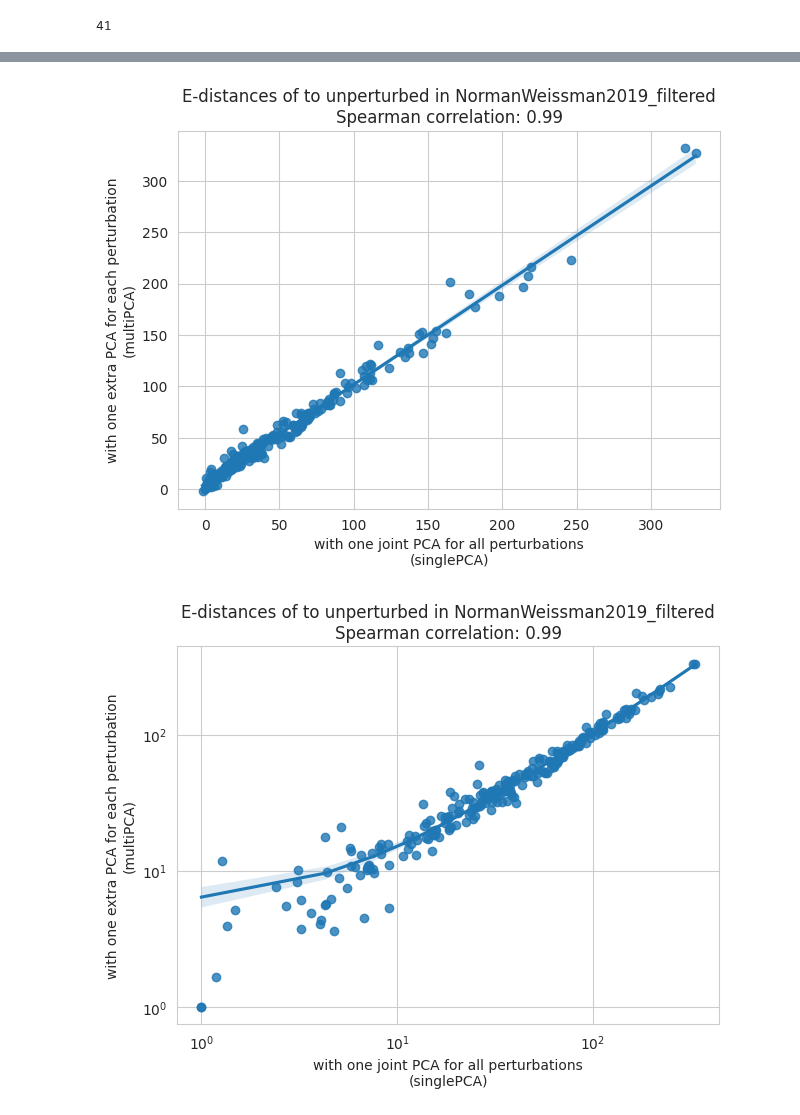
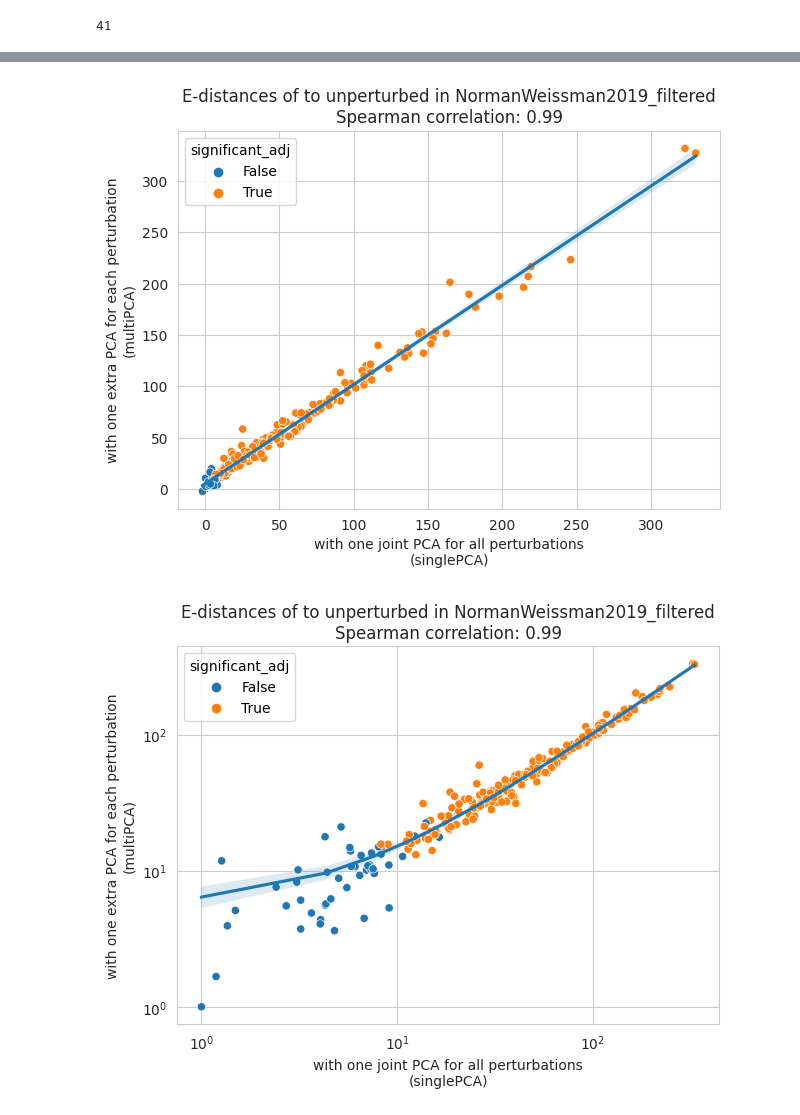
Before and after one commit to sanderlab/scPerturb, a Jupyter notebook: revision/notebooks/Edist_in_exclusive_PCA.ipynb, the cells around one changed output, grey strips where cells are left out. Drawn from its saved outputs; the diff is of its cells as text; code cells hidden in the pictures.

```diff
--- a/revision/notebooks/Edist_in_exclusive_PCA.ipynb
+++ b/revision/notebooks/Edist_in_exclusive_PCA.ipynb
@@ -85,6 +88,7 @@ pl.show()
 # %%
 dataset = 'NormanWeissman2019_filtered'
 adata = sc.read(h5_files[f'tmp_data_{dataset}'])
+et = pd.read_csv(f'../snakemake/tables/etest_{dataset}_tables.csv', index_col=0)
 # %%
 control = 'control'
 groupby = 'perturbation'
@@ -104,11 +113,8 @@ ed_exclusive = pd.Series(res)
 # %%
-df = pd.concat([ed_all_control, ed_exclusive], axis=1)
-df.columns = ['singlePCA', 'multiPCA']
-df = df.fillna(0)
-
 with sns.axes_style('whitegrid'):
     fig, ax = pl.subplots(figsize=[7,5], dpi=100)
-sns.regplot(data=df, x='singlePCA', y='multiPCA')
+sns.regplot(data=df, x='singlePCA', y='multiPCA', ax=ax, scatter_kws={'s': 0})
+sns.scatterplot(data=df, x='singlePCA', y='multiPCA', hue='significant_adj', ax=ax)
 from scipy.stats import spearmanr
 r = spearmanr(df.singlePCA, df.multiPCA)[0]
 ax.set_title(f'E-distances of to unperturbed in {dataset}\nSpearman correlation: {np.round(r,2)}')
@@ -116,23 +122,25 @@ ax.set_xlabel('with one joint PCA for all perturbations\n(singlePCA)')
 ax.set_ylabel('with one extra PCA for each perturbation\n(multiPCA)')
 pl.show()
 # %% [output]
-[figure, old version]
+[figure, new version]
 # %%
 df = pd.concat([ed_all_control, ed_exclusive], axis=1)
 df.columns = ['singlePCA', 'multiPCA']
 df = df.fillna(0)
 df = np.clip(df+1, 1, np.infty)
+df = pd.concat([df, et], axis=1)
 
 with sns.axes_style('whitegrid'):
     fig, ax = pl.subplots(figsize=[7,5], dpi=100)
-sns.regplot(data=df, x=df.singlePCA, y=df.multiPCA)
+sns.regplot(data=df, x='singlePCA', y='multiPCA', ax=ax, scatter_kws={'s': 0})
+sns.scatterplot(data=df, x=df.singlePCA, y=df.multiPCA, hue='significant_adj')
 from scipy.stats import spearmanr
 r = spearmanr(df.singlePCA, df.multiPCA)[0]
 ax.set_title(f'E-distances of to unperturbed in {dataset}\nSpearman correlation: {np.round(r,2)}')
 ax.set_xlabel('with one joint PCA for all perturbations\n(singlePCA)')
 ax.set_ylabel('with one extra PCA for each perturbation\n(multiPCA)')
 ax.set_yscale('log')
 ax.set_xscale('log')
 pl.show()
 # %% [output]
-[figure, old version]
+[figure, new version]
```
Also changed, not shown: parts of 6 cells of this notebook, 6 other files.
